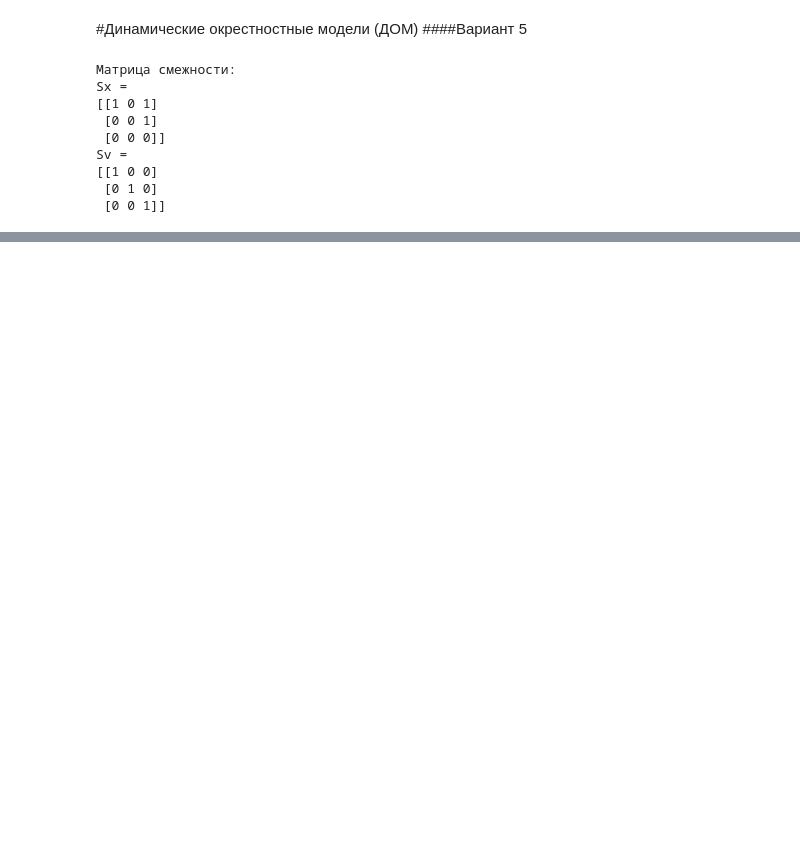
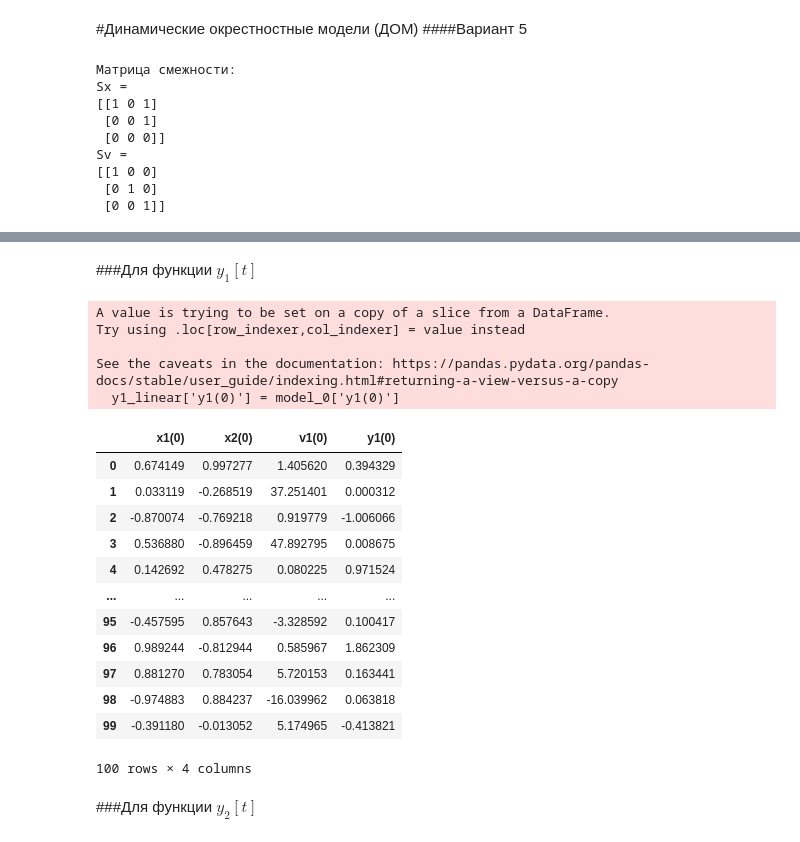
Before and after one commit to Viktory4121/MORD, a Jupyter notebook: ДОМ.ipynb, the cells around one changed output, grey strips where cells are left out. Drawn from its saved outputs; the diff is of its cells as text; code cells hidden in the pictures; blank space fills up the shorter version.

```diff
--- a/ДОМ.ipynb
+++ b/ДОМ.ipynb
@@ -217,0 +298,28 @@ model_2
+# %% [markdown]
+###Для функции $y_1[t]$
+# %%
+#x1, x2, v1
+y1_linear = model_0[['x1(0)', 'x2(0)', 'v1(0)']]
+y1_linear['y1(0)'] = model_0['y1(0)']
+y1_linear
+# %% [output]
+A value is trying to be set on a copy of a slice from a DataFrame.
+Try using .loc[row_indexer,col_indexer] = value instead
+
+See the caveats in the documentation: https://pandas.pydata.org/pandas-docs/stable/user_guide/indexing.html#returning-a-view-versus-a-copy
+  y1_linear['y1(0)'] = model_0['y1(0)']
+|  | x1(0) | x2(0) | v1(0) | y1(0) |
+| 0 | 0.674149 | 0.997277 | 1.405620 | 0.394329 |
+| 1 | 0.033119 | -0.268519 | 37.251401 | 0.000312 |
+| 2 | -0.870074 | -0.769218 | 0.919779 | -1.006066 |
+| 3 | 0.536880 | -0.896459 | 47.892795 | 0.008675 |
+| 4 | 0.142692 | 0.478275 | 0.080225 | 0.971524 |
+| ... | ... | ... | ... | ... |
+| 95 | -0.457595 | 0.857643 | -3.328592 | 0.100417 |
+| 96 | 0.989244 | -0.812944 | 0.585967 | 1.862309 |
+| 97 | 0.881270 | 0.783054 | 5.720153 | 0.163441 |
+| 98 | -0.974883 | 0.884237 | -16.039962 | 0.063818 |
+| 99 | -0.391180 | -0.013052 | 5.174965 | -0.413821 |
+100 rows × 4 columns
+# %% [markdown]
+###Для функции $y_2[t]$
```
Also changed, not shown: parts of 13 cells of this notebook.
